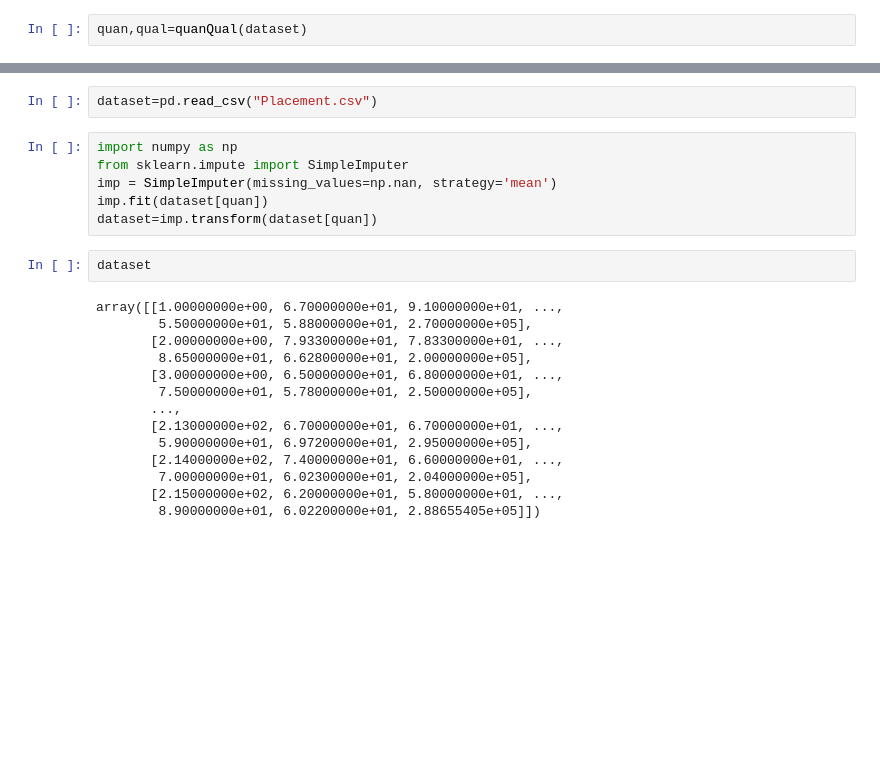
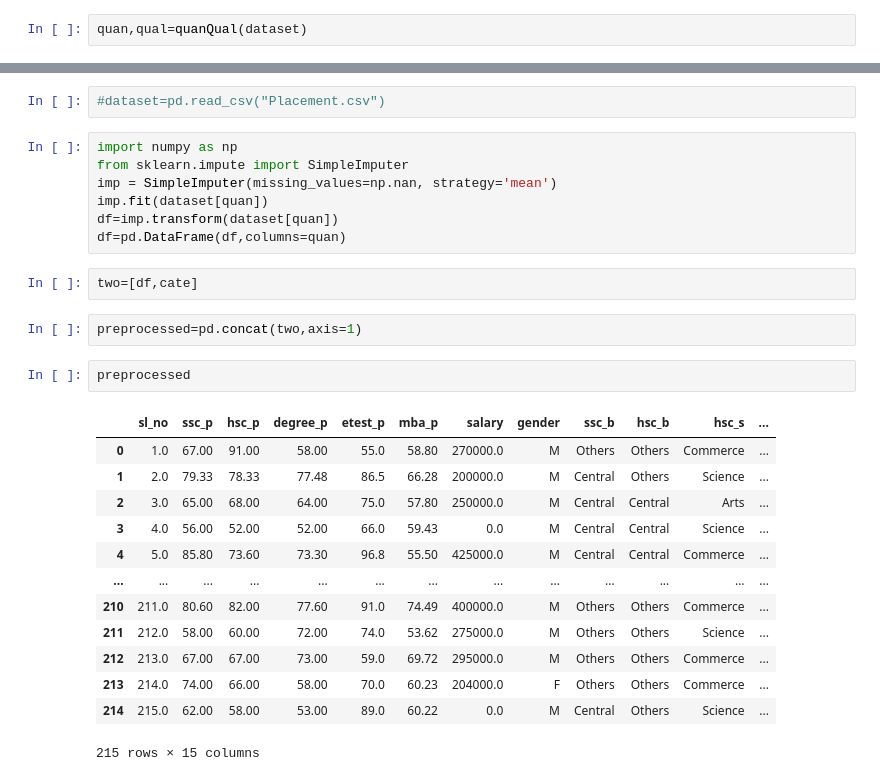
Before and after one commit to Deepa3018/DataScience_Univariate, a Jupyter notebook: Data_Preprocessing/Data_preprocessing.ipynb, the cells around one changed output, grey strips where cells are left out. Drawn from its saved outputs; the diff is of its cells as text; blank space fills up the shorter version.

```diff
--- a/Data_Preprocessing/Data_preprocessing.ipynb
+++ b/Data_Preprocessing/Data_preprocessing.ipynb
@@ -131,24 +164,29 @@ dataset[quan]
 # %%
-dataset=pd.read_csv("Placement.csv")
+#dataset=pd.read_csv("Placement.csv")
 # %%
 import numpy as np
 from sklearn.impute import SimpleImputer
 imp = SimpleImputer(missing_values=np.nan, strategy='mean')
 imp.fit(dataset[quan])
-dataset=imp.transform(dataset[quan])
+df=imp.transform(dataset[quan])
+df=pd.DataFrame(df,columns=quan)
-# %%
-dataset
-# %% [output]
-array([[1.00000000e+00, 6.70000000e+01, 9.10000000e+01, ...,
-        5.50000000e+01, 5.88000000e+01, 2.70000000e+05],
-       [2.00000000e+00, 7.93300000e+01, 7.83300000e+01, ...,
-        8.65000000e+01, 6.62800000e+01, 2.00000000e+05],
-       [3.00000000e+00, 6.50000000e+01, 6.80000000e+01, ...,
-        7.50000000e+01, 5.78000000e+01, 2.50000000e+05],
-       ...,
-       [2.13000000e+02, 6.70000000e+01, 6.70000000e+01, ...,
-        5.90000000e+01, 6.97200000e+01, 2.95000000e+05],
-       [2.14000000e+02, 7.40000000e+01, 6.60000000e+01, ...,
-        7.00000000e+01, 6.02300000e+01, 2.04000000e+05],
-       [2.15000000e+02, 6.20000000e+01, 5.80000000e+01, ...,
-        8.90000000e+01, 6.02200000e+01, 2.88655405e+05]])
+# %%
+two=[df,cate]
+# %%
+preprocessed=pd.concat(two,axis=1)
+# %%
+preprocessed
+# %% [output]
+|  | sl_no | ssc_p | hsc_p | degree_p | etest_p | mba_p | salary | gender | ssc_b | hsc_b | hsc_s | ... |
+| 0 | 1.0 | 67.00 | 91.00 | 58.00 | 55.0 | 58.80 | 270000.0 | M | Others | Others | Commerce | ... |
+| 1 | 2.0 | 79.33 | 78.33 | 77.48 | 86.5 | 66.28 | 200000.0 | M | Central | Others | Science | ... |
+| 2 | 3.0 | 65.00 | 68.00 | 64.00 | 75.0 | 57.80 | 250000.0 | M | Central | Central | Arts | ... |
+| 3 | 4.0 | 56.00 | 52.00 | 52.00 | 66.0 | 59.43 | 0.0 | M | Central | Central | Science | ... |
+| 4 | 5.0 | 85.80 | 73.60 | 73.30 | 96.8 | 55.50 | 425000.0 | M | Central | Central | Commerce | ... |
+| ... | ... | ... | ... | ... | ... | ... | ... | ... | ... | ... | ... | ... |
+| 210 | 211.0 | 80.60 | 82.00 | 77.60 | 91.0 | 74.49 | 400000.0 | M | Others | Others | Commerce | ... |
+| 211 | 212.0 | 58.00 | 60.00 | 72.00 | 74.0 | 53.62 | 275000.0 | M | Others | Others | Science | ... |
+| 212 | 213.0 | 67.00 | 67.00 | 73.00 | 59.0 | 69.72 | 295000.0 | M | Others | Others | Commerce | ... |
+| 213 | 214.0 | 74.00 | 66.00 | 58.00 | 70.0 | 60.23 | 204000.0 | F | Others | Others | Commerce | ... |
+| 214 | 215.0 | 62.00 | 58.00 | 53.00 | 89.0 | 60.22 | 0.0 | M | Central | Others | Science | ... |
+215 rows × 15 columns
```
Also changed, not shown: parts of 7 cells of this notebook, 1 other file.
